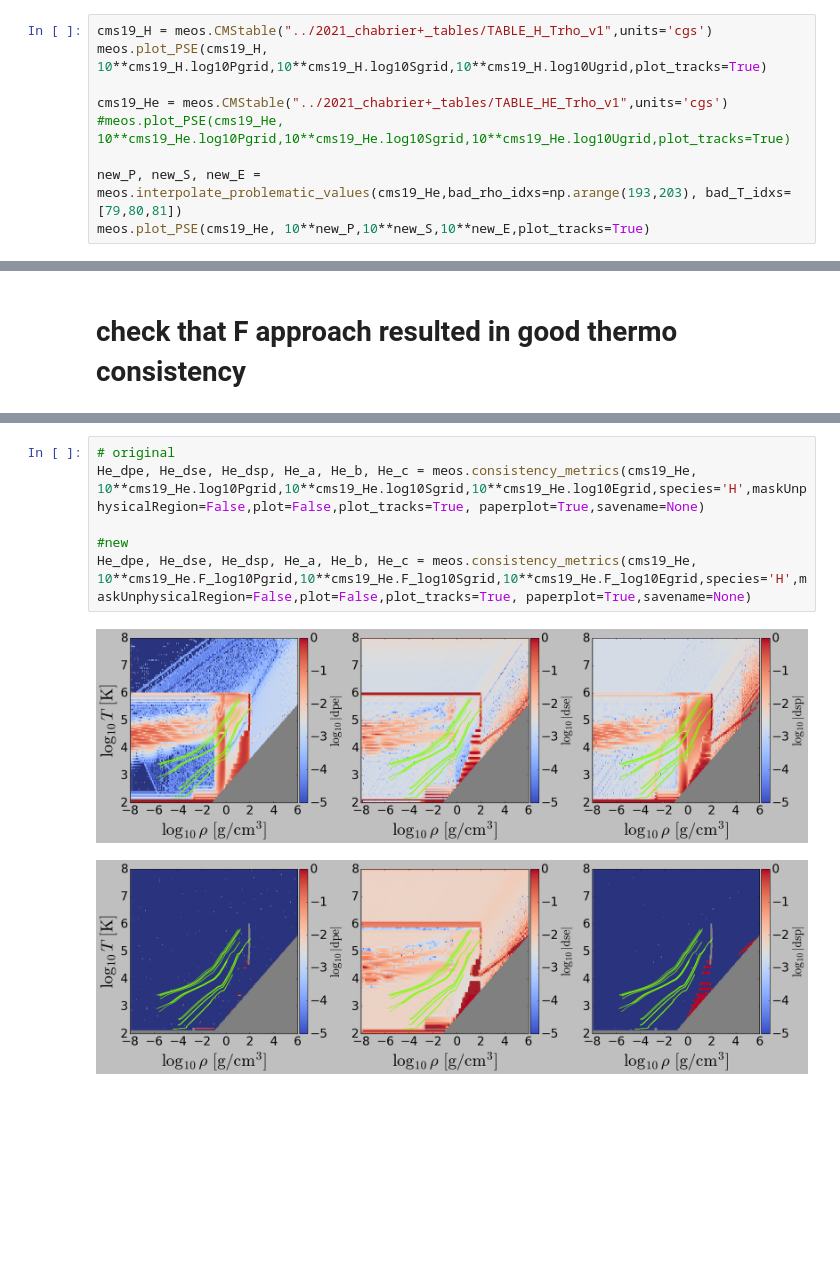
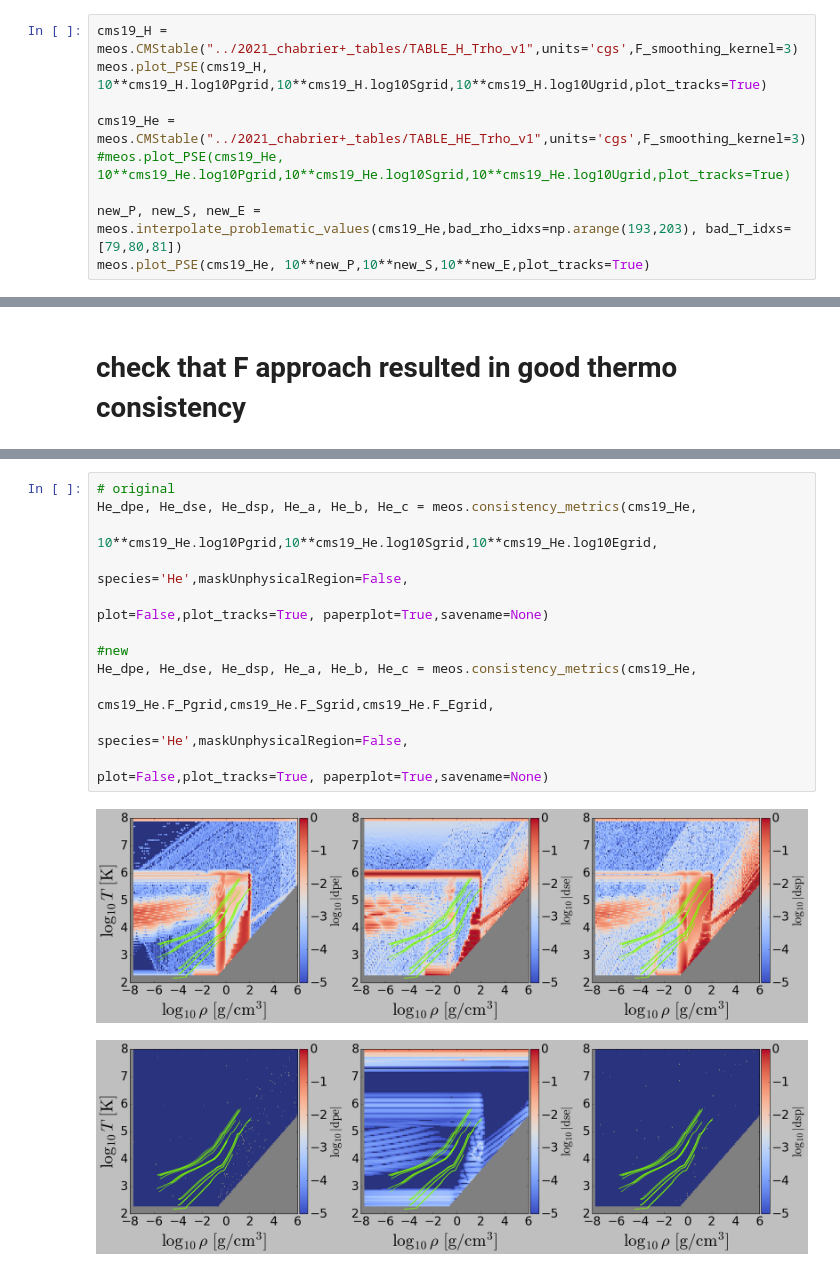
Before and after one commit to esandford/giant_planets, a Jupyter notebook: MESA_EoS/thermo_consistency/F_approach.ipynb, the cells around one changed output, grey strips where cells are left out. Saved outputs shown, nothing was run; the diff lists cells and outputs as text; blank space fills up the shorter version.

```diff
--- a/MESA_EoS/thermo_consistency/F_approach.ipynb
+++ b/MESA_EoS/thermo_consistency/F_approach.ipynb
@@ -31,10 +31,10 @@ import decimal
 # %%
 profiles = meos.load_sample_planet_profiles(Minit=np.array((1.09,7.59,20.0)), Rinit=2.0, Zinit=0.025, comps=['uniform','inert_core'], Sinit=np.array((9.0,11.0)), alphas=2.0, ages=np.array((1.e6,1.e10)))
 # %%
-cms19_H = meos.CMStable("../2021_chabrier+_tables/TABLE_H_Trho_v1",units='cgs')
+cms19_H = meos.CMStable("../2021_chabrier+_tables/TABLE_H_Trho_v1",units='cgs',F_smoothing_kernel=3)
 meos.plot_PSE(cms19_H, 10**cms19_H.log10Pgrid,10**cms19_H.log10Sgrid,10**cms19_H.log10Ugrid,plot_tracks=True)
 
-cms19_He = meos.CMStable("../2021_chabrier+_tables/TABLE_HE_Trho_v1",units='cgs')
+cms19_He = meos.CMStable("../2021_chabrier+_tables/TABLE_HE_Trho_v1",units='cgs',F_smoothing_kernel=3)
 #meos.plot_PSE(cms19_He, 10**cms19_He.log10Pgrid,10**cms19_He.log10Sgrid,10**cms19_He.log10Ugrid,plot_tracks=True)
 
 new_P, new_S, new_E = meos.interpolate_problematic_values(cms19_He,bad_rho_idxs=np.arange(193,203), bad_T_idxs=[79,80,81])
@@ -152,11 +159,17 @@ F_H_dpe, F_H_dse, F_H_dsp, F_H_a, F_H_b, F_H_c = meos.consistency_metrics(cms19_
 # %%
 # original
-He_dpe, He_dse, He_dsp, He_a, He_b, He_c = meos.consistency_metrics(cms19_He, 10**cms19_He.log10Pgrid,10**cms19_He.log10Sgrid,10**cms19_He.log10Egrid,species='H',maskUnphysicalRegion=False,plot=False,plot_tracks=True, paperplot=True,savename=None)
+He_dpe, He_dse, He_dsp, He_a, He_b, He_c = meos.consistency_metrics(cms19_He,
+                                                                    10**cms19_He.log10Pgrid,10**cms19_He.log10Sgrid,10**cms19_He.log10Egrid,
+                                                                    species='He',maskUnphysicalRegion=False,
+                                                                    plot=False,plot_tracks=True, paperplot=True,savename=None)
 
 #new
-He_dpe, He_dse, He_dsp, He_a, He_b, He_c = meos.consistency_metrics(cms19_He, 10**cms19_He.F_log10Pgrid,10**cms19_He.F_log10Sgrid,10**cms19_He.F_log10Egrid,species='H',maskUnphysicalRegion=False,plot=False,plot_tracks=True, paperplot=True,savename=None)
+He_dpe, He_dse, He_dsp, He_a, He_b, He_c = meos.consistency_metrics(cms19_He,
+                                                                    cms19_He.F_Pgrid,cms19_He.F_Sgrid,cms19_He.F_Egrid,
+                                                                    species='He',maskUnphysicalRegion=False,
+                                                                    plot=False,plot_tracks=True, paperplot=True,savename=None)
 # %% [output]
-[figure, old version]
+[figure, new version]
-[figure, old version]
+[figure, new version]
 # %%
 #original
```
Also changed, not shown: parts of 6 cells of this notebook, 1 other file.
